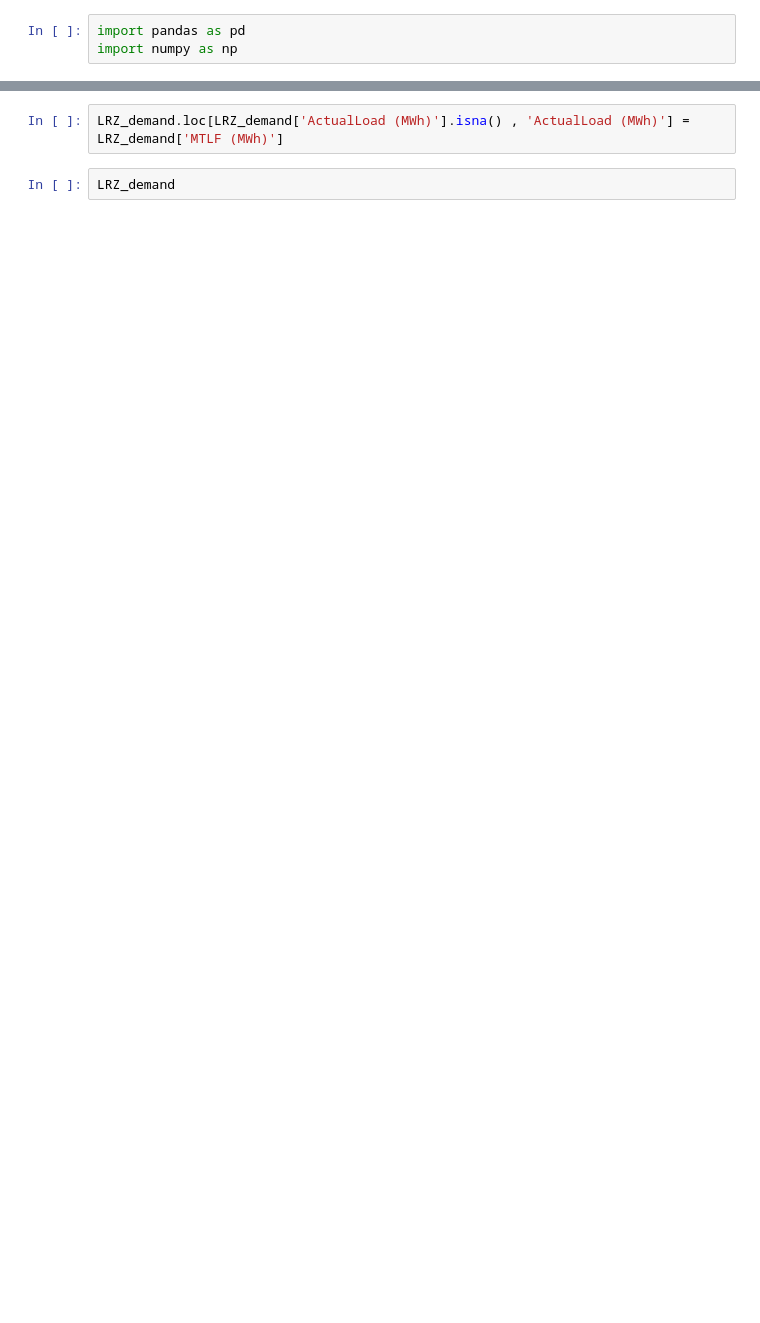
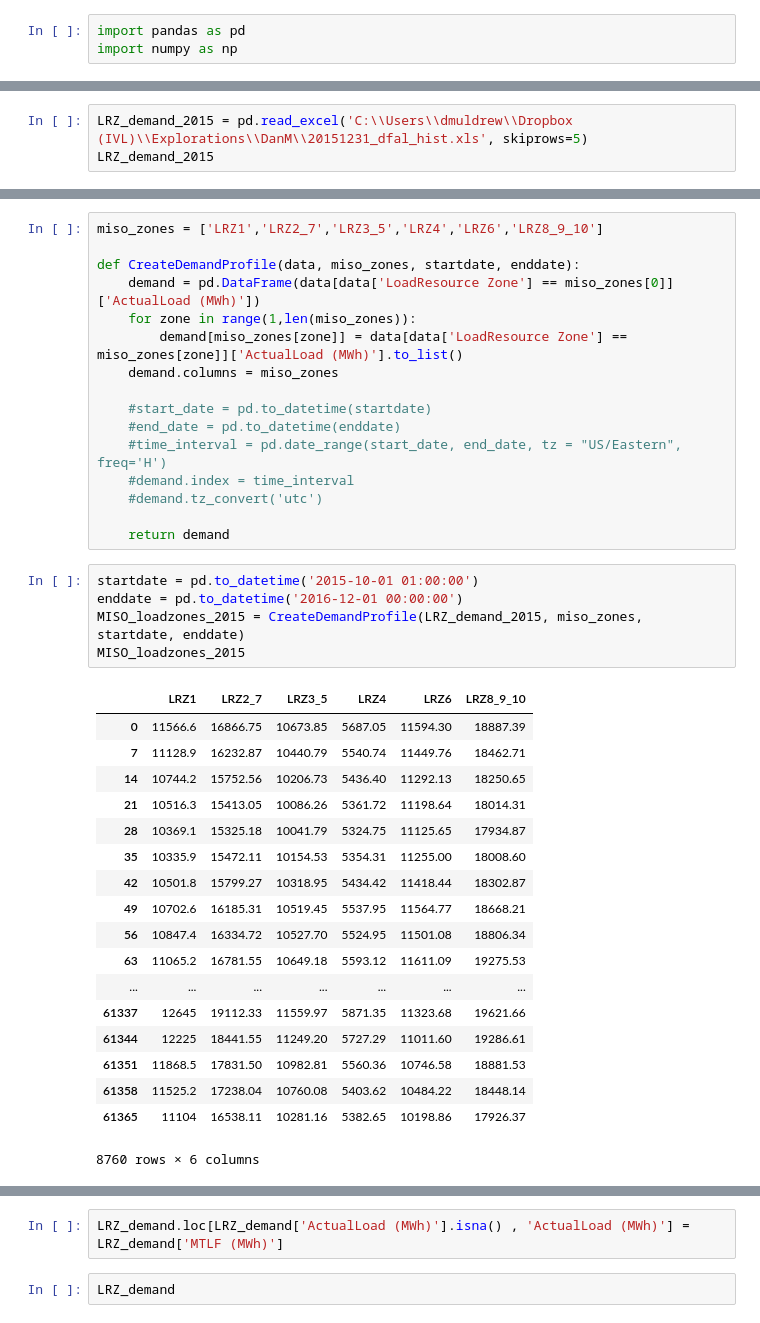
Before and after one commit to Breakthrough-Energy/PreREISE, a Jupyter notebook: prereise/gather/demanddata/eia/demo/demo_Eastern_v6/MISO/MISO_subarea_demand.ipynb, the cells around one changed output, grey strips where cells are left out. Saved outputs shown, nothing was run; the diff lists cells and outputs as text; blank space fills up the shorter version.

Commit message:
refactor: MISO demo updated

```diff
--- a/prereise/gather/demanddata/eia/demo/demo_Eastern_v6/MISO/MISO_subarea_demand.ipynb
+++ b/prereise/gather/demanddata/eia/demo/demo_Eastern_v6/MISO/MISO_subarea_demand.ipynb
@@ -6,0 +35,3 @@ LRZ_demand
+# %%
+LRZ_demand_2015 = pd.read_excel('C:\\Users\\dmuldrew\\Dropbox (IVL)\\Explorations\\DanM\\20151231_dfal_hist.xls', skiprows=5)
+LRZ_demand_2015
@@ -6,0 +57,40 @@ LRZ_demand
+# %%
+miso_zones = ['LRZ1','LRZ2_7','LRZ3_5','LRZ4','LRZ6','LRZ8_9_10']
+
+def CreateDemandProfile(data, miso_zones, startdate, enddate):
+    demand = pd.DataFrame(data[data['LoadResource Zone'] == miso_zones[0]]['ActualLoad (MWh)'])
+    for zone in range(1,len(miso_zones)):
+        demand[miso_zones[zone]] = data[data['LoadResource Zone'] == miso_zones[zone]]['ActualLoad (MWh)'].to_list()
+    demand.columns = miso_zones
+
+    #start_date = pd.to_datetime(startdate)
+    #end_date = pd.to_datetime(enddate)
+    #time_interval = pd.date_range(start_date, end_date, tz = "US/Eastern", freq='H')
+    #demand.index = time_interval
+    #demand.tz_convert('utc')
+
+    return demand
+# %%
+startdate = pd.to_datetime('2015-10-01 01:00:00')
+enddate = pd.to_datetime('2016-12-01 00:00:00')
+MISO_loadzones_2015 = CreateDemandProfile(LRZ_demand_2015, miso_zones, startdate, enddate)
+MISO_loadzones_2015
+# %% [output]
+|  | LRZ1 | LRZ2_7 | LRZ3_5 | LRZ4 | LRZ6 | LRZ8_9_10 |
+| 0 | 11566.6 | 16866.75 | 10673.85 | 5687.05 | 11594.30 | 18887.39 |
+| 7 | 11128.9 | 16232.87 | 10440.79 | 5540.74 | 11449.76 | 18462.71 |
+| 14 | 10744.2 | 15752.56 | 10206.73 | 5436.40 | 11292.13 | 18250.65 |
+| 21 | 10516.3 | 15413.05 | 10086.26 | 5361.72 | 11198.64 | 18014.31 |
+| 28 | 10369.1 | 15325.18 | 10041.79 | 5324.75 | 11125.65 | 17934.87 |
+| 35 | 10335.9 | 15472.11 | 10154.53 | 5354.31 | 11255.00 | 18008.60 |
+| 42 | 10501.8 | 15799.27 | 10318.95 | 5434.42 | 11418.44 | 18302.87 |
+| 49 | 10702.6 | 16185.31 | 10519.45 | 5537.95 | 11564.77 | 18668.21 |
+| 56 | 10847.4 | 16334.72 | 10527.70 | 5524.95 | 11501.08 | 18806.34 |
+| 63 | 11065.2 | 16781.55 | 10649.18 | 5593.12 | 11611.09 | 19275.53 |
+| ... | ... | ... | ... | ... | ... | ... |
+| 61337 | 12645 | 19112.33 | 11559.97 | 5871.35 | 11323.68 | 19621.66 |
+| 61344 | 12225 | 18441.55 | 11249.20 | 5727.29 | 11011.60 | 19286.61 |
+| 61351 | 11868.5 | 17831.50 | 10982.81 | 5560.36 | 10746.58 | 18881.53 |
+| 61358 | 11525.2 | 17238.04 | 10760.08 | 5403.62 | 10484.22 | 18448.14 |
+| 61365 | 11104 | 16538.11 | 10281.16 | 5382.65 | 10198.86 | 17926.37 |
+8760 rows × 6 columns
```
Also changed, not shown: parts of 33 cells of this notebook, 2 other files.
